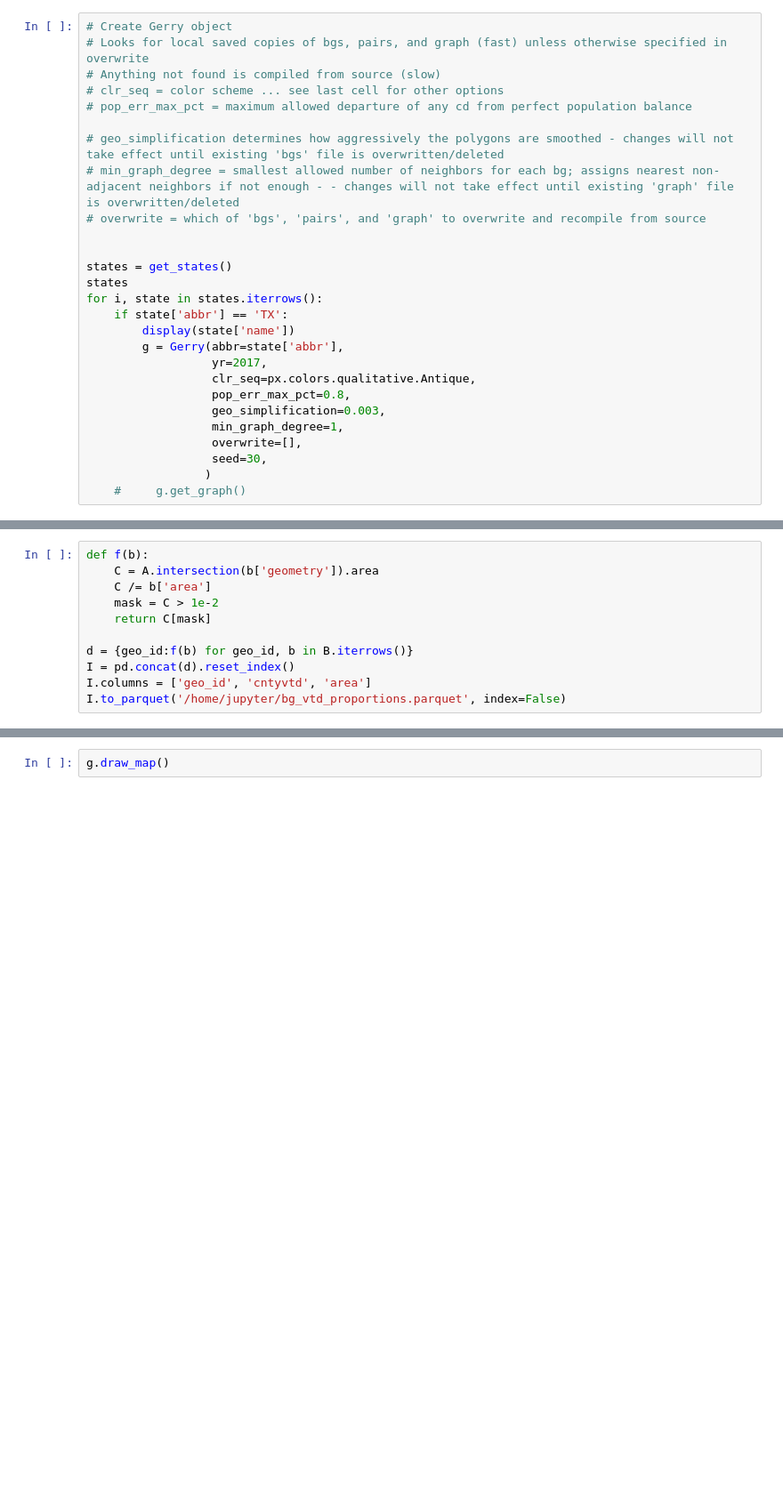
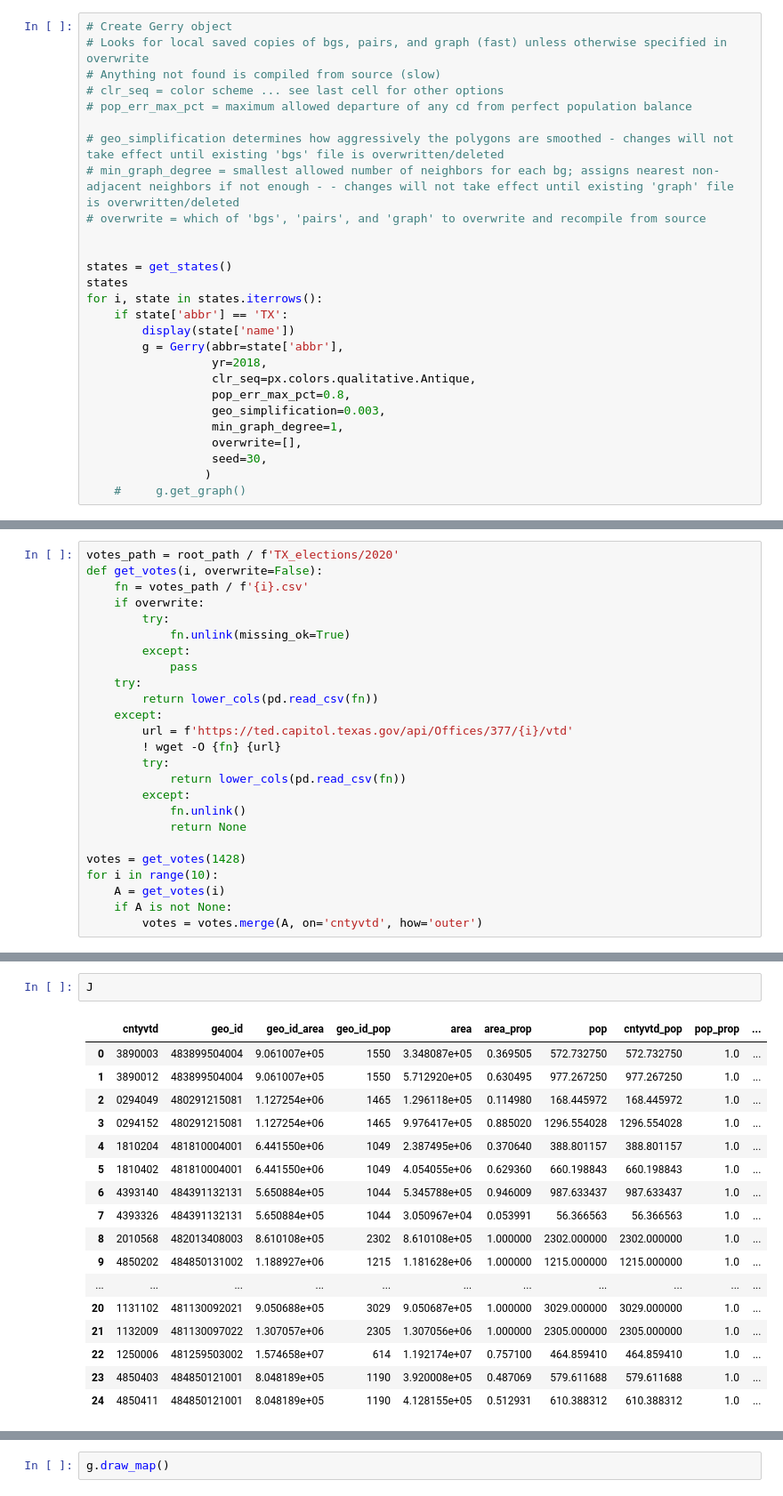
Before and after one commit to Tarleton-Math/MathVGerrmandering_CMAT_2021, a Jupyter notebook: Gerrymandering_v6.ipynb, the cells around one changed output, grey strips where cells are left out. Shown at 89% size. Saved outputs shown, nothing was run; the diff lists cells and outputs as text; blank space fills up the shorter version.

```diff
--- a/Gerrymandering_v6.ipynb
+++ b/Gerrymandering_v6.ipynb
@@ -549,7 +551,7 @@ for i, state in states.iterrows():
     if state['abbr'] == 'TX':
         display(state['name'])
         g = Gerry(abbr=state['abbr'],
-                  yr=2017,
+                  yr=2018,
                   clr_seq=px.colors.qualitative.Antique,
                   pop_err_max_pct=0.8,
                   geo_simplification=0.003,
@@ -588,11 +565,0 @@ blocks.head(3)
-# %%
-def f(b):
-    C = A.intersection(b['geometry']).area
-    C /= b['area']
-    mask = C > 1e-2
-    return C[mask]
-
-d = {geo_id:f(b) for geo_id, b in B.iterrows()}
-I = pd.concat(d).reset_index()
-I.columns = ['geo_id', 'cntyvtd', 'area']
-I.to_parquet('/home/jupyter/bg_vtd_proportions.parquet', index=False)
@@ -614,0 +566,25 @@ I
+# %%
+votes_path = root_path / f'TX_elections/2020'
+def get_votes(i, overwrite=False):
+    fn = votes_path / f'{i}.csv'
+    if overwrite:
+        try:
+            fn.unlink(missing_ok=True)
+        except:
+            pass
+    try:
+        return lower_cols(pd.read_csv(fn))
+    except:
+        url = f'https://ted.capitol.texas.gov/api/Offices/377/{i}/vtd'
+        ! wget -O {fn} {url}
+        try:
+            return lower_cols(pd.read_csv(fn))
+        except:
+            fn.unlink()
+            return None
+
+votes = get_votes(1428)
+for i in range(10):
+    A = get_votes(i)
+    if A is not None:
+        votes = votes.merge(A, on='cntyvtd', how='outer')
@@ -614,0 +671,20 @@ I
+# %%
+J
+# %% [output]
+|  | cntyvtd | geo_id | geo_id_area | geo_id_pop | area | area_prop | pop | cntyvtd_pop | pop_prop | ... |
+| 0 | 3890003 | 483899504004 | 9.061007e+05 | 1550 | 3.348087e+05 | 0.369505 | 572.732750 | 572.732750 | 1.0 | ... |
+| 1 | 3890012 | 483899504004 | 9.061007e+05 | 1550 | 5.712920e+05 | 0.630495 | 977.267250 | 977.267250 | 1.0 | ... |
+| 2 | 0294049 | 480291215081 | 1.127254e+06 | 1465 | 1.296118e+05 | 0.114980 | 168.445972 | 168.445972 | 1.0 | ... |
+| 3 | 0294152 | 480291215081 | 1.127254e+06 | 1465 | 9.976417e+05 | 0.885020 | 1296.554028 | 1296.554028 | 1.0 | ... |
+| 4 | 1810204 | 481810004001 | 6.441550e+06 | 1049 | 2.387495e+06 | 0.370640 | 388.801157 | 388.801157 | 1.0 | ... |
+| 5 | 1810402 | 481810004001 | 6.441550e+06 | 1049 | 4.054055e+06 | 0.629360 | 660.198843 | 660.198843 | 1.0 | ... |
+| 6 | 4393140 | 484391132131 | 5.650884e+05 | 1044 | 5.345788e+05 | 0.946009 | 987.633437 | 987.633437 | 1.0 | ... |
+| 7 | 4393326 | 484391132131 | 5.650884e+05 | 1044 | 3.050967e+04 | 0.053991 | 56.366563 | 56.366563 | 1.0 | ... |
+| 8 | 2010568 | 482013408003 | 8.610108e+05 | 2302 | 8.610108e+05 | 1.000000 | 2302.000000 | 2302.000000 | 1.0 | ... |
+| 9 | 4850202 | 484850131002 | 1.188927e+06 | 1215 | 1.181628e+06 | 1.000000 | 1215.000000 | 1215.000000 | 1.0 | ... |
+| ... | ... | ... | ... | ... | ... | ... | ... | ... | ... | ... |
+| 20 | 1131102 | 481130092021 | 9.050688e+05 | 3029 | 9.050687e+05 | 1.000000 | 3029.000000 | 3029.000000 | 1.0 | ... |
+| 21 | 1132009 | 481130097022 | 1.307057e+06 | 2305 | 1.307056e+06 | 1.000000 | 2305.000000 | 2305.000000 | 1.0 | ... |
+| 22 | 1250006 | 481259503002 | 1.574658e+07 | 614 | 1.192174e+07 | 0.757100 | 464.859410 | 464.859410 | 1.0 | ... |
+| 23 | 4850403 | 484850121001 | 8.048189e+05 | 1190 | 3.920008e+05 | 0.487069 | 579.611688 | 579.611688 | 1.0 | ... |
+| 24 | 4850411 | 484850121001 | 8.048189e+05 | 1190 | 4.128155e+05 | 0.512931 | 610.388312 | 610.388312 | 1.0 | ... |
```
Also changed, not shown: parts of 10 cells of this notebook, 1 other file.
